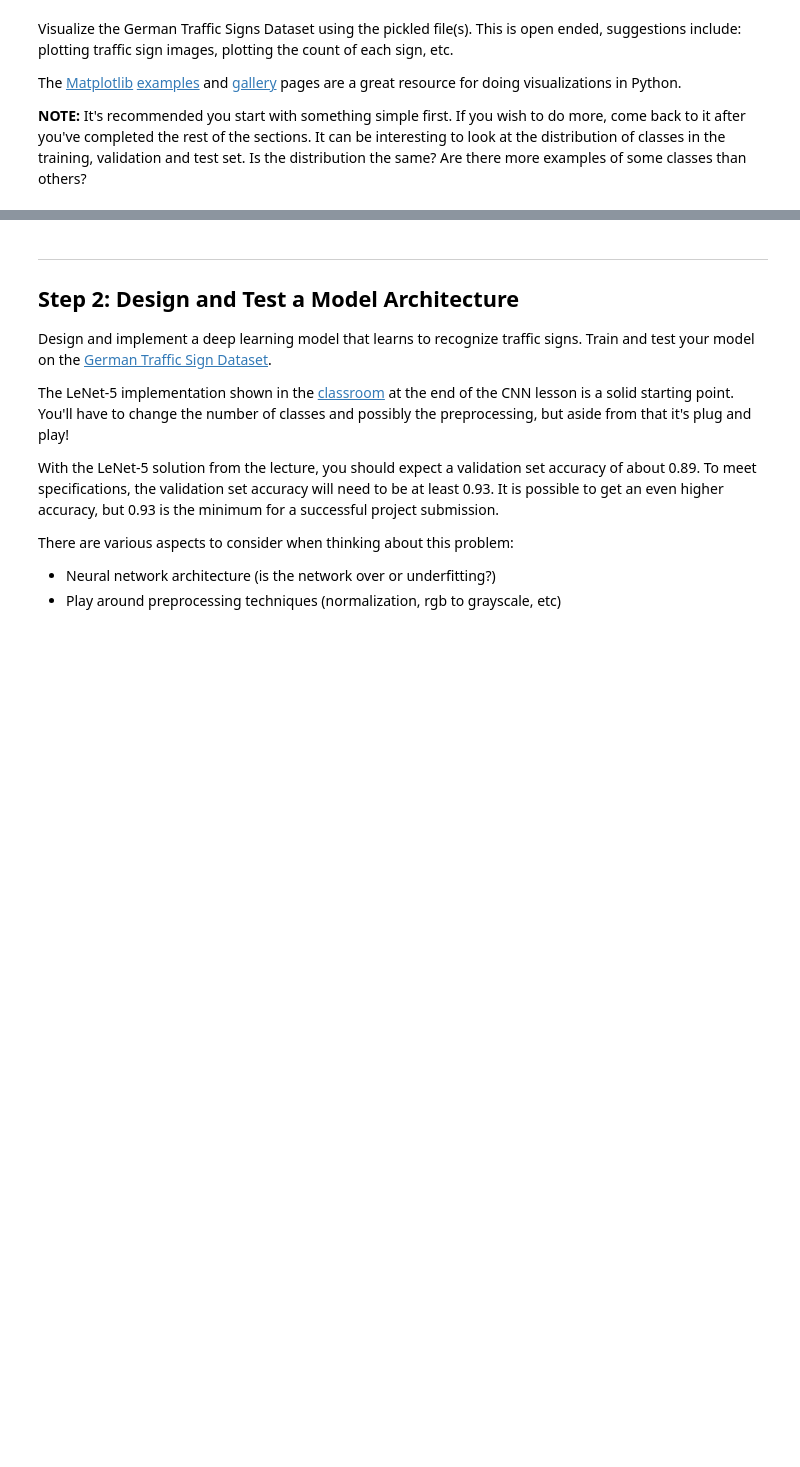
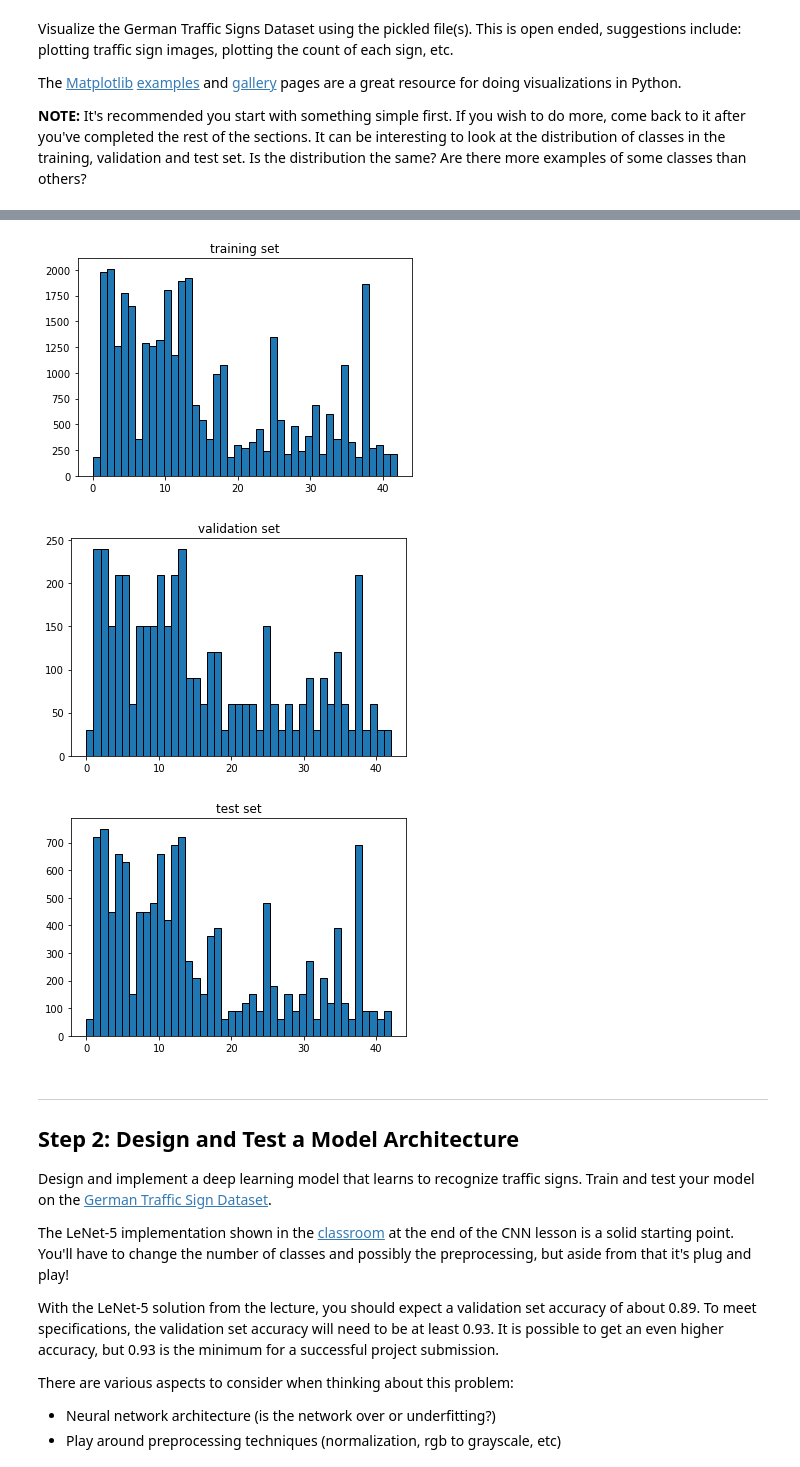
Before and after one commit to Kazutaka333/traffic_sign_classifier, a Jupyter notebook: Traffic_Sign_Classifier.ipynb, the cells around one changed output, grey strips where cells are left out. Cells and saved outputs as stored; diff of their text form; code cells hidden in the pictures; blank space fills up the shorter version.

```diff
--- a/Traffic_Sign_Classifier.ipynb
+++ b/Traffic_Sign_Classifier.ipynb
@@ -124,3 +142,17 @@ for i in range(n_classes):
+# %%
+plt.title("training set")
+plt.hist(y_train_raw, n_classes, edgecolor='black')
+plt.show()
+plt.title("validation set")
+plt.hist(y_valid, n_classes, edgecolor='black')
+plt.show()
+plt.title("test set")
+plt.hist(y_test, n_classes, edgecolor='black')
+plt.show()
+# %% [output]
+[figure, added]
+[figure, added]
+[figure, added]
 # %% [markdown]
 ----
 
```
Also changed, not shown: parts of 24 cells of this notebook, 14 other files.
